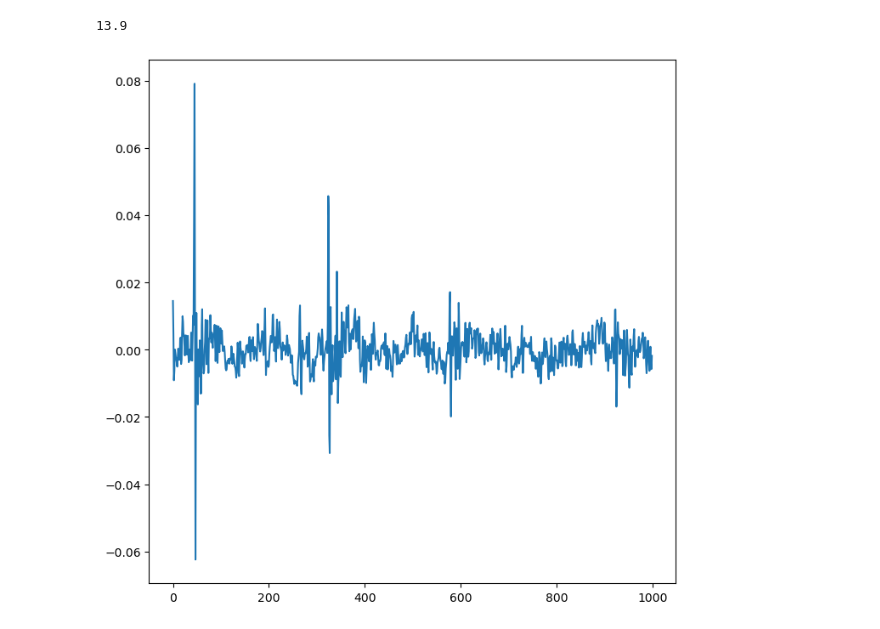
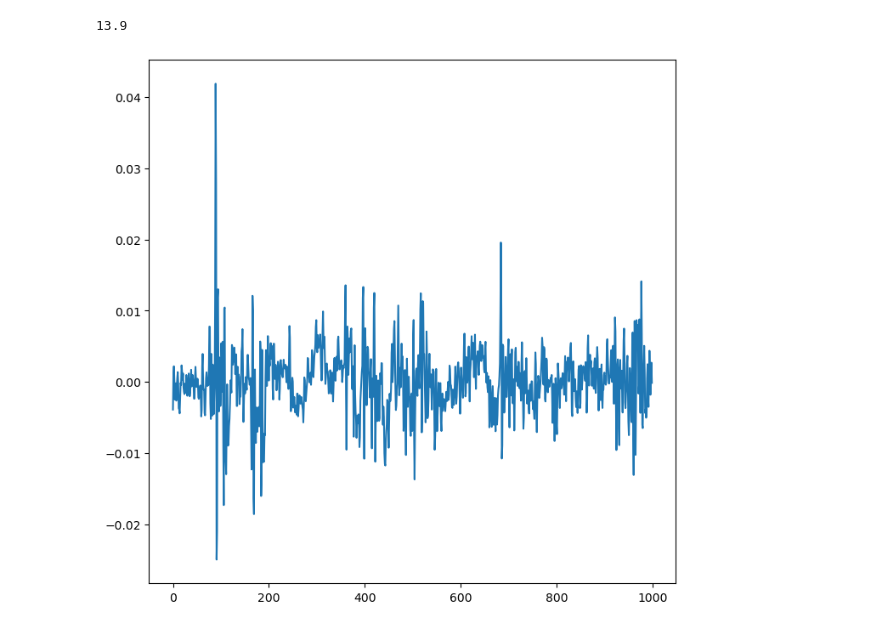
Before and after one commit to LilianSchall/datahack-accoustic, a Jupyter notebook: RoomVisualization.ipynb, the cells around one changed output. Drawn from its saved outputs; the diff is of its cells as text; code cells hidden in the pictures.

```diff
--- a/RoomVisualization.ipynb
+++ b/RoomVisualization.ipynb
@@ -209,10 +209,10 @@ plt.colorbar()
 # %% [output]
 13.9
 # %%
-plt.plot(np.arange(1000), data[:2000])
+plt.plot(np.arange(1000), data[1000:2000])
 plt.show()
 # %% [output]
-[figure, old version]
+[figure, new version]
 # %%
 from IPython.display import Audio
 Audio(data, rate=sampling_rate)
```
Also changed, not shown: 2 other files.
